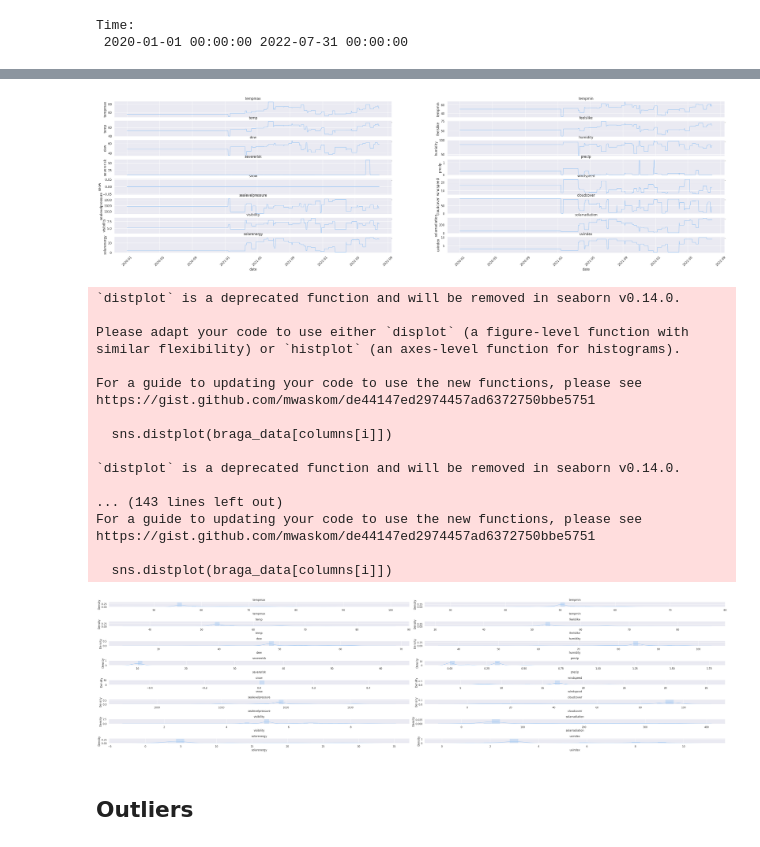
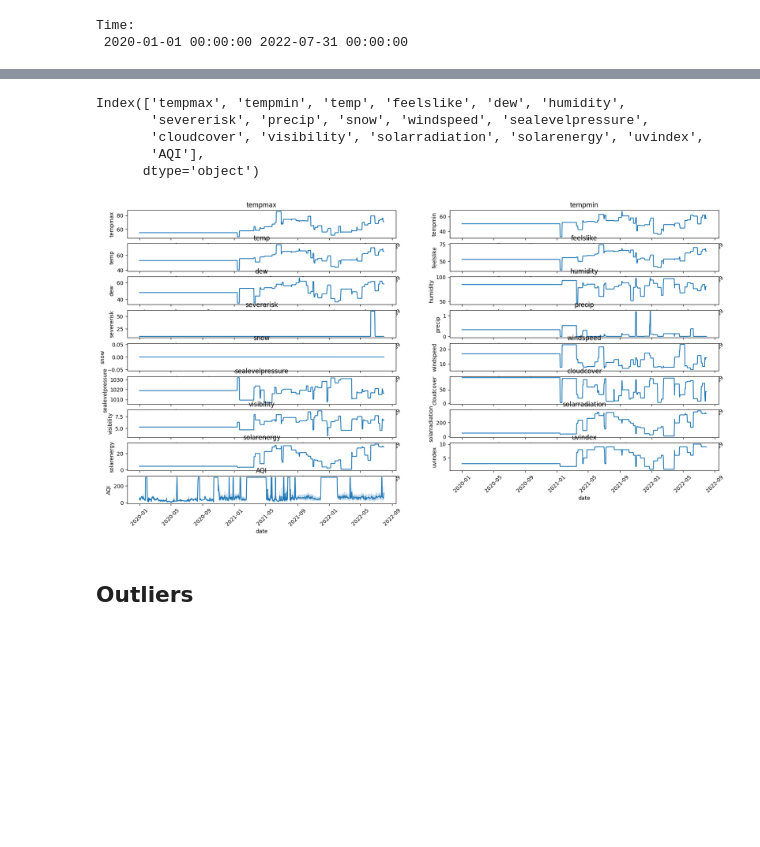
Before and after one commit to Noodle129/MD_TP, a Jupyter notebook: Fase_III/model/visualization.ipynb, the cells around one changed output, grey strips where cells are left out. Cells and saved outputs as stored; diff of their text form; code cells hidden in the pictures; blank space fills up the shorter version.

Commit message:
Visualização Básica terminada

```diff
--- a/Fase_III/model/visualization.ipynb
+++ b/Fase_III/model/visualization.ipynb
@@ -167,50 +171,26 @@ plt.tight_layout()
 # %%
 # obter todas as colunas menos a dos poluentes
 columns = braga_data.columns
 columns = columns.drop(pollutants)
 # remover a coluna 'date' e 'time'
 columns = columns.drop(['date', 'time', 'latitude', 'longitude'])
+print(columns)
 
-plt.figure(figsize=(40,10))
+plt.figure(figsize=(20,10))
 # 2 colunas e 3 linhas
 for i in range(len(columns)):
-    plt.subplot(8,2,i+1)
+    plt.subplot(9,2,i+1)
     sns.lineplot(x='date', y=columns[i], data=braga_data)
     plt.title(columns[i])
     plt.xticks(rotation=45)
 plt.tight_layout()
 # %% [output]
+Index(['tempmax', 'tempmin', 'temp', 'feelslike', 'dew', 'humidity',
+       'severerisk', 'precip', 'snow', 'windspeed', 'sealevelpressure',
+       'cloudcover', 'visibility', 'solarradiation', 'solarenergy', 'uvindex',
+       'AQI'],
+      dtype='object')
-[figure, old version]
+[figure, new version]
-# %%
-# Gerar gráficos de densidade para cada coluna que seja numerica
-columns = braga_data.columns
-columns = columns.drop(pollutants)
-columns = columns.drop(['date', 'time', 'latitude', 'longitude'])
-plt.figure(figsize=(40,10))
-for i in range(len(columns)):
-    plt.subplot(8,2,i+1)
-    sns.distplot(braga_data[columns[i]])
-    plt.title(columns[i])
-plt.tight_layout()
-# %% [output]
-`distplot` is a deprecated function and will be removed in seaborn v0.14.0.
-
-Please adapt your code to use either `displot` (a figure-level function with
-similar flexibility) or `histplot` (an axes-level function for histograms).
-
-For a guide to updating your code to use the new functions, please see
-https://gist.github.com/mwaskom/de44147ed2974457ad6372750bbe5751
-
-  sns.distplot(braga_data[columns[i]])
-
-`distplot` is a deprecated function and will be removed in seaborn v0.14.0.
-
-... (143 lines left out)
-For a guide to updating your code to use the new functions, please see
-https://gist.github.com/mwaskom/de44147ed2974457ad6372750bbe5751
-
-  sns.distplot(braga_data[columns[i]])
-[figure, removed]
 # %% [markdown]
 ## Outliers
 # %%
```
Also changed, not shown: parts of 12 cells of this notebook, 1 other file.
